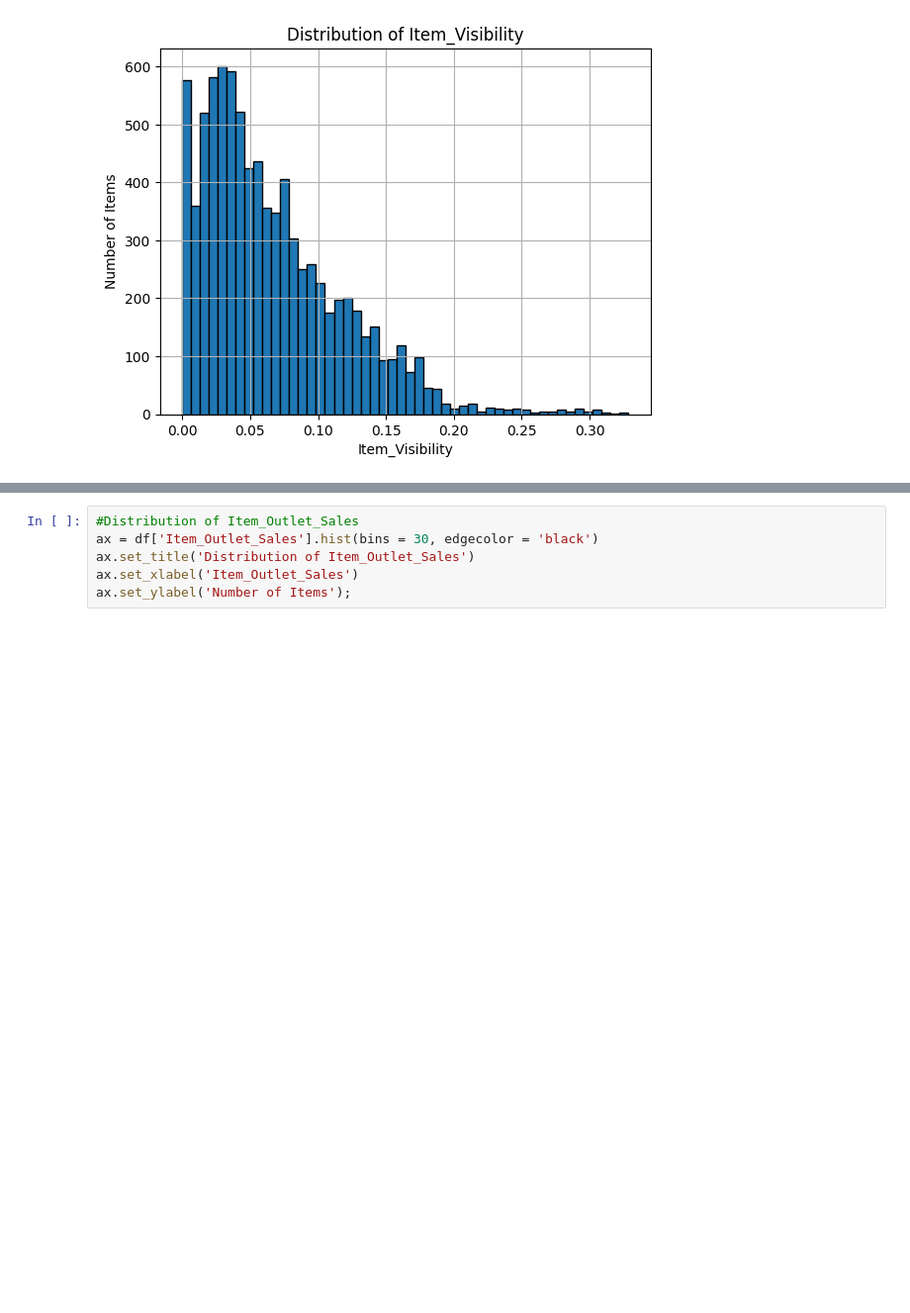
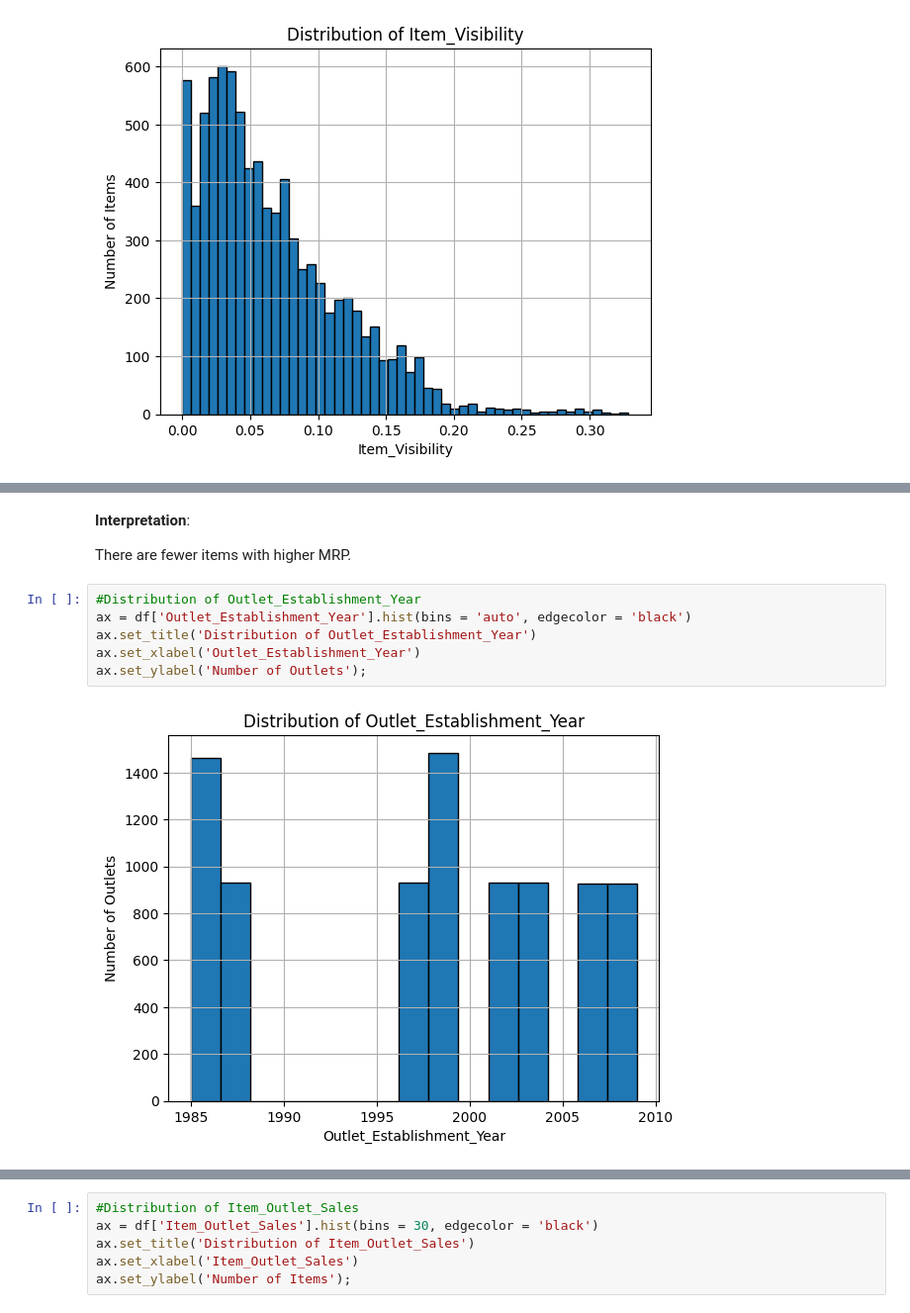
Before and after one commit to ericakitano/Prediction-of-Product-Sales, a Jupyter notebook: Prediction_of_Product_Sales.ipynb, the cells around one changed output, grey strips where cells are left out. Shown at 99% size. Drawn from its saved outputs; the diff is of its cells as text; blank space fills up the shorter version.

```diff
--- a/Prediction_of_Product_Sales.ipynb
+++ b/Prediction_of_Product_Sales.ipynb
@@ -257,0 +315,12 @@ ax.set_ylabel('Number of Items');
+# %% [markdown]
+**Interpretation**:
+
+There are fewer items with higher MRP.
+# %%
+#Distribution of Outlet_Establishment_Year
+ax = df['Outlet_Establishment_Year'].hist(bins = 'auto', edgecolor = 'black')
+ax.set_title('Distribution of Outlet_Establishment_Year')
+ax.set_xlabel('Outlet_Establishment_Year')
+ax.set_ylabel('Number of Outlets');
+# %% [output]
+[figure, added]
```
Also changed, not shown: parts of 44 cells of this notebook.
